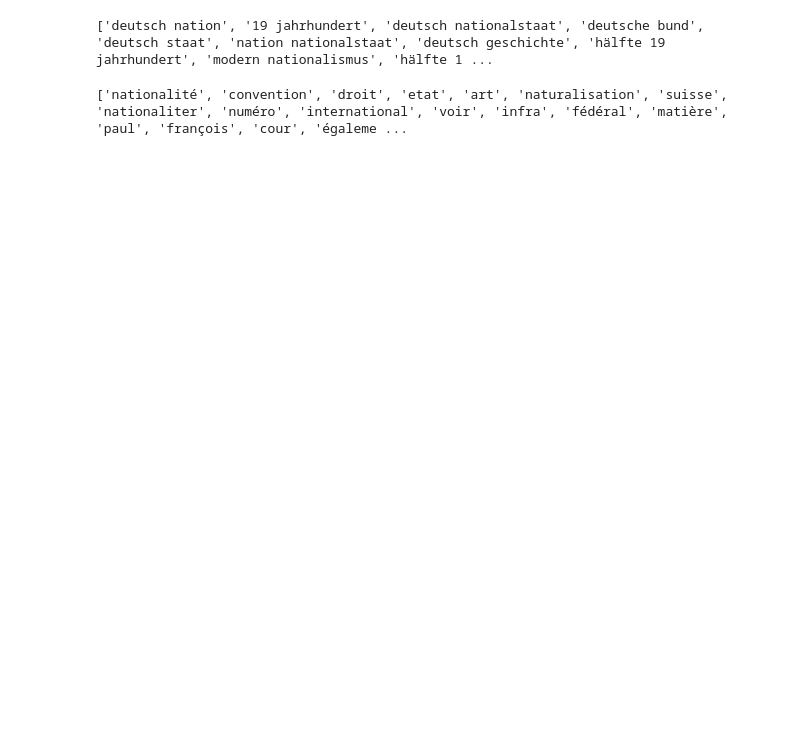
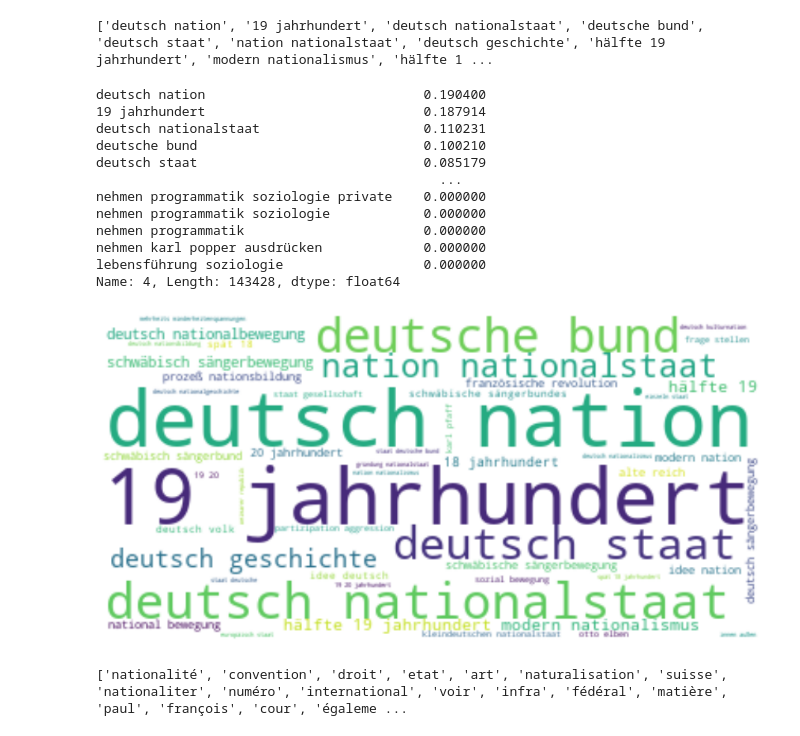
Before and after one commit to ludovicaschaerf/H-D_Project, a Jupyter notebook: N-grams Sociology of Nation.ipynb, the cells around one changed output. Cells and saved outputs as stored; diff of their text form; code cells hidden in the pictures; blank space fills up the shorter version.

```diff
--- a/N-grams Sociology of Nation.ipynb
+++ b/N-grams Sociology of Nation.ipynb
@@ -332,6 +357,31 @@ term_list = [feature_names[i] for i in swiss_indexes]
 print(term_list[:200])
 # %% [output]
 ['deutsch nation', '19 jahrhundert', 'deutsch nationalstaat', 'deutsche bund', 'deutsch staat', 'nation nationalstaat', 'deutsch geschichte', 'hälfte 19 jahrhundert', 'modern nationalismus', 'hälfte 1 ...
+# %%
+dense = X.todense()
+lst1 = dense.tolist()
+df = pd.DataFrame(lst1, columns=feature_names).T.sort_values(by=4, ascending=False)
+print(df[4])
+Cloud = wordcloud.WordCloud(background_color="white", max_words=50).generate_from_frequencies(df[4][:50])
+fig, ax = plt.subplots(figsize=(15, 18))
+ax.imshow(Cloud, interpolation='bilinear')
+#plt.tight_layout()
+plt.axis('off')
+plt.show()
+# %% [output]
+deutsch nation                            0.190400
+19 jahrhundert                            0.187914
+deutsch nationalstaat                     0.110231
+deutsche bund                             0.100210
+deutsch staat                             0.085179
+                                            ...
+nehmen programmatik soziologie private    0.000000
+nehmen programmatik soziologie            0.000000
+nehmen programmatik                       0.000000
+nehmen karl popper ausdrücken             0.000000
+lebensführung soziologie                  0.000000
+Name: 4, Length: 143428, dtype: float64
+[figure, added]
 # %%
 # only swiss vs general nationality
 vectorizer = TfidfVectorizer()
```
Also changed, not shown: parts of 25 cells of this notebook.
